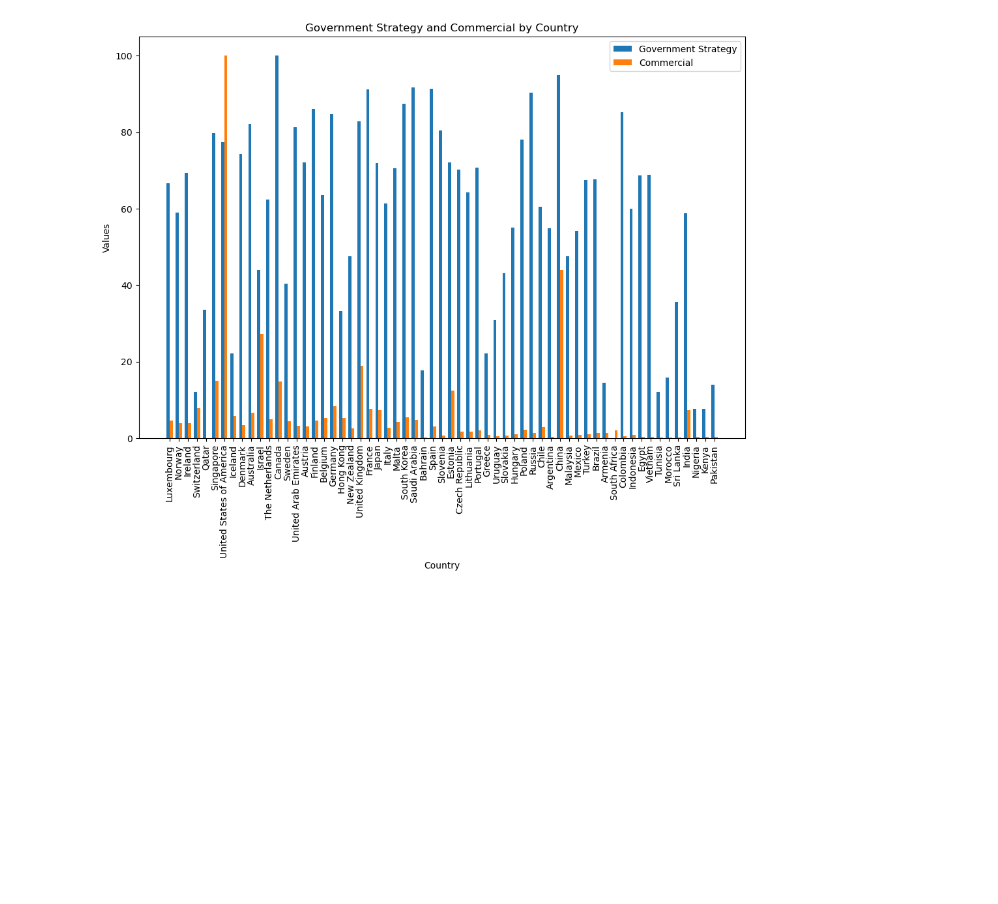
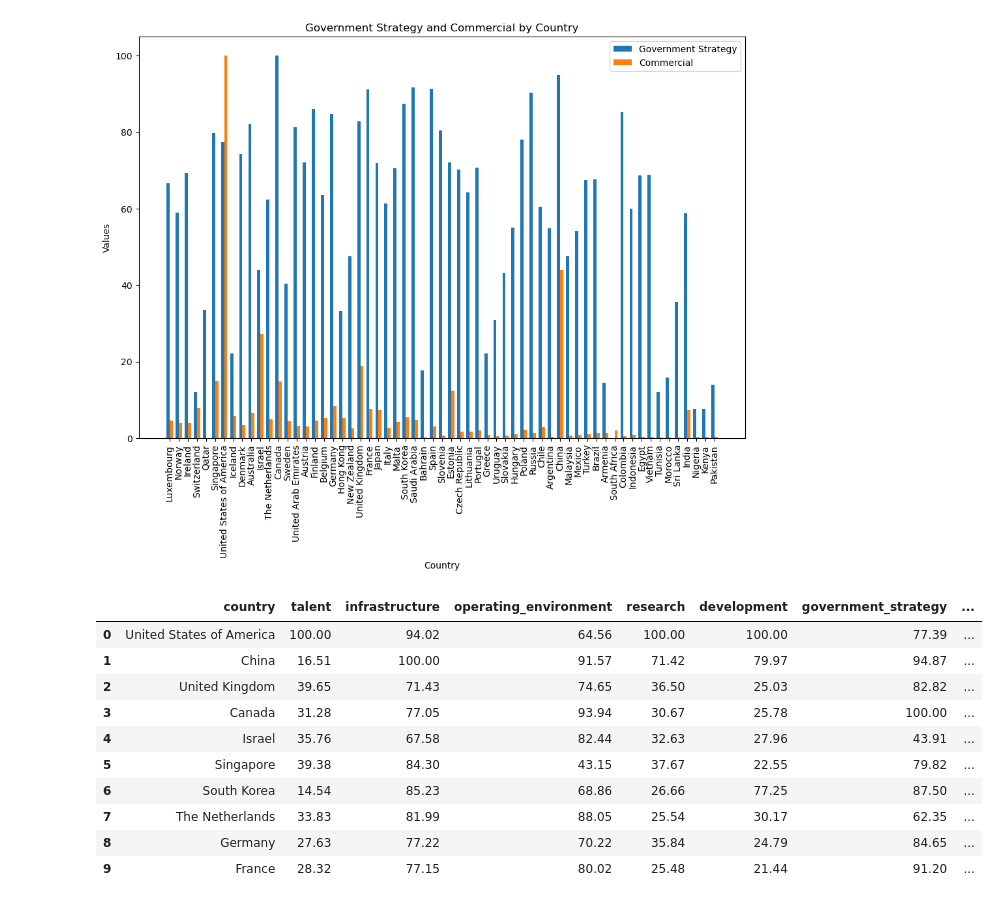
Before and after one commit to gabriela-cl/sql-database, a Jupyter notebook: ai_invest_EDA.ipynb, the cells around one changed output. Drawn from its saved outputs; the diff is of its cells as text; code cells hidden in the pictures; blank space fills up the shorter version.

```diff
--- a/ai_invest_EDA.ipynb
+++ b/ai_invest_EDA.ipynb
@@ -80,3 +80,17 @@ ax2.legend()
 plt.show()
 # %% [output]
 [figure]
+# %%
+df_ai_merg.head(10)
+# %% [output]
+|  | country | talent | infrastructure | operating_environment | research | development | government_strategy | ... |
+| 0 | United States of America | 100.00 | 94.02 | 64.56 | 100.00 | 100.00 | 77.39 | ... |
+| 1 | China | 16.51 | 100.00 | 91.57 | 71.42 | 79.97 | 94.87 | ... |
+| 2 | United Kingdom | 39.65 | 71.43 | 74.65 | 36.50 | 25.03 | 82.82 | ... |
+| 3 | Canada | 31.28 | 77.05 | 93.94 | 30.67 | 25.78 | 100.00 | ... |
+| 4 | Israel | 35.76 | 67.58 | 82.44 | 32.63 | 27.96 | 43.91 | ... |
+| 5 | Singapore | 39.38 | 84.30 | 43.15 | 37.67 | 22.55 | 79.82 | ... |
+| 6 | South Korea | 14.54 | 85.23 | 68.86 | 26.66 | 77.25 | 87.50 | ... |
+| 7 | The Netherlands | 33.83 | 81.99 | 88.05 | 25.54 | 30.17 | 62.35 | ... |
+| 8 | Germany | 27.63 | 77.22 | 70.22 | 35.84 | 24.79 | 84.65 | ... |
+| 9 | France | 28.32 | 77.15 | 80.02 | 25.48 | 21.44 | 91.20 | ... |
```
